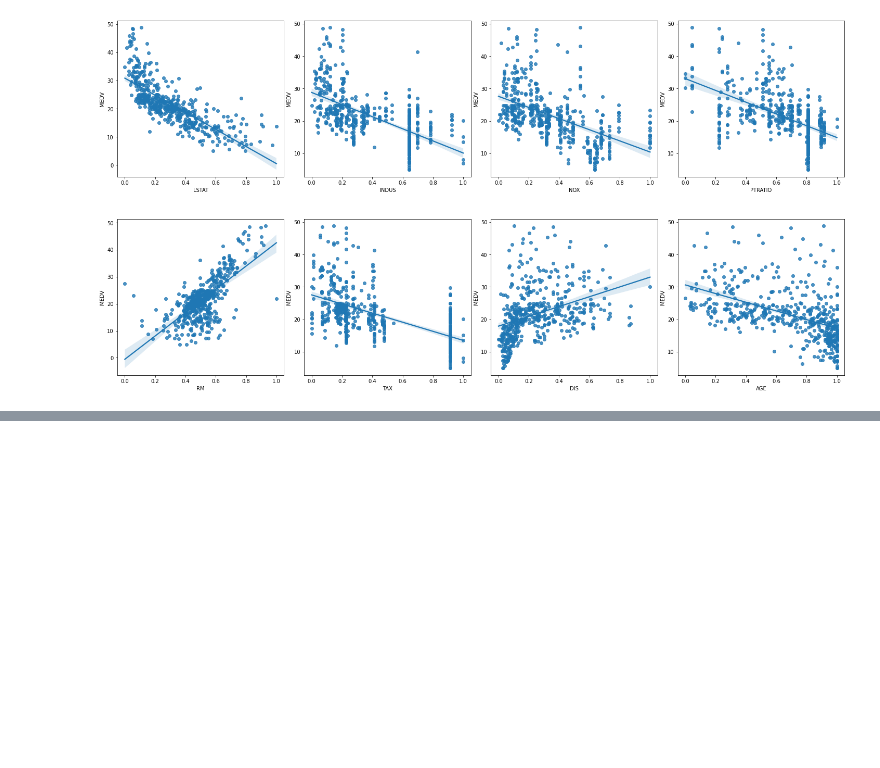
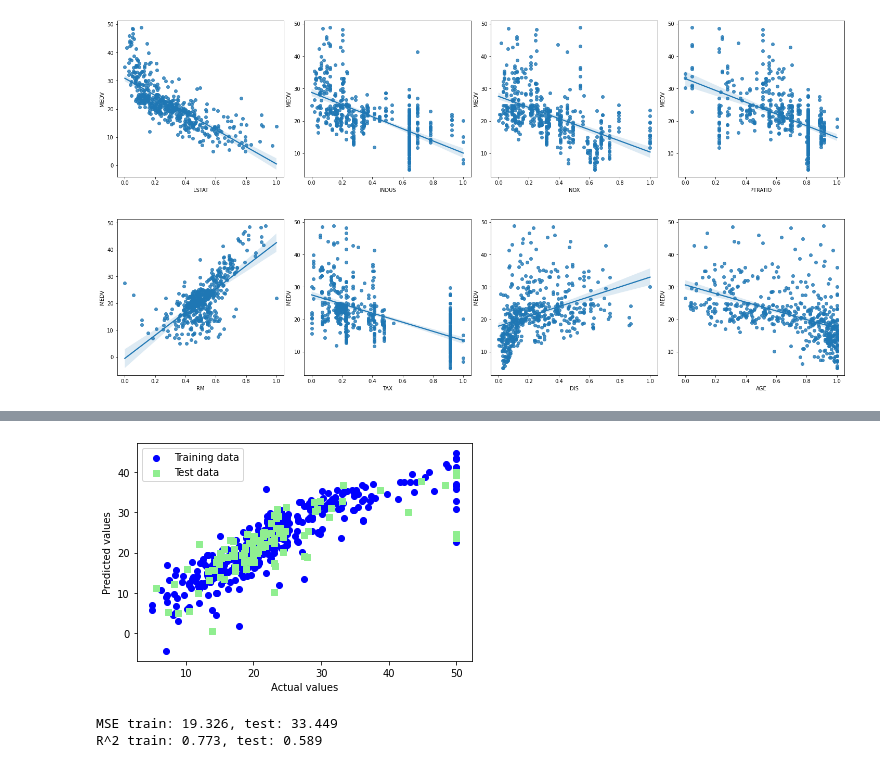
Before and after one commit to Ingenious-c0der/University_Assignments, a Jupyter notebook: DSDBA/asg_8.ipynb, the cells around one changed output, grey strips where cells are left out. Drawn from its saved outputs; the diff is of its cells as text; code cells hidden in the pictures; blank space fills up the shorter version.

```diff
--- a/DSDBA/asg_8.ipynb
+++ b/DSDBA/asg_8.ipynb
@@ -97,0 +109,2 @@ plt.tight_layout(pad=0.4, w_pad=0.5, h_pad=5.0)
+# %%
+data = pd.DataFrame(data=boston.data, columns=boston.feature_names)
@@ -97,0 +120,3 @@ plt.tight_layout(pad=0.4, w_pad=0.5, h_pad=5.0)
+# %%
+data['PRICE'] = boston.target
+data.isnull().sum()
@@ -97,0 +139,40 @@ plt.tight_layout(pad=0.4, w_pad=0.5, h_pad=5.0)
+# %%
+x = data.drop(['PRICE'], axis=1)
+y = data['PRICE']
+# %%
+from sklearn.model_selection import train_test_split
+xtrain, xtext, ytrain, ytest = train_test_split(x, y, test_size=0.2, random_state=0)
+# %%
+import sklearn
+from sklearn.linear_model import LinearRegression
+from sklearn.metrics import mean_squared_error, r2_score
+
+
+lm = LinearRegression()
+model = lm.fit(xtrain, ytrain)
+
+ytrain_pred = lm.predict(xtrain)
+ytest_pred = lm.predict(xtext)
+df = pd.DataFrame({'Actual': ytrain, 'Predicted': ytrain_pred})
+df = pd.DataFrame({'Actual': ytest, 'Predicted': ytest_pred})
+
+mse_train = mean_squared_error(ytrain, ytrain_pred)
+mse_test = mean_squared_error(ytest, ytest_pred)
+
+
+plt.scatter(ytrain, ytrain_pred , c='blue', marker='o', label='Training data')
+plt.scatter(ytest, ytest_pred , c='lightgreen', marker='s', label='Test data')
+plt.xlabel('Actual values')
+plt.ylabel('Predicted values')
+plt.legend(loc='upper left')
+#plt.hlines(y=0, xmin=0, xmax=50, lw=2, color='red')
+plt.plot()
+plt.show()
+
+
+print('MSE train: %.3f, test: %.3f' % (mse_train, mse_test))
+print('R^2 train: %.3f, test: %.3f' % (r2_score(ytrain, ytrain_pred), r2_score(ytest, ytest_pred)))
+# %% [output]
+[figure, added]
+MSE train: 19.326, test: 33.449
+R^2 train: 0.773, test: 0.589
```
Also changed, not shown: parts of 7 cells of this notebook, 19 other files.
